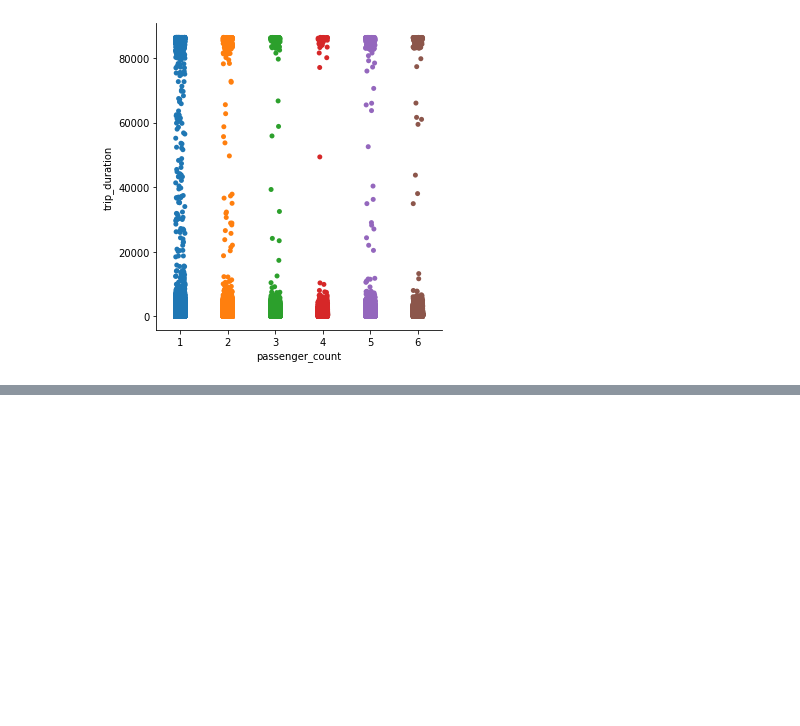
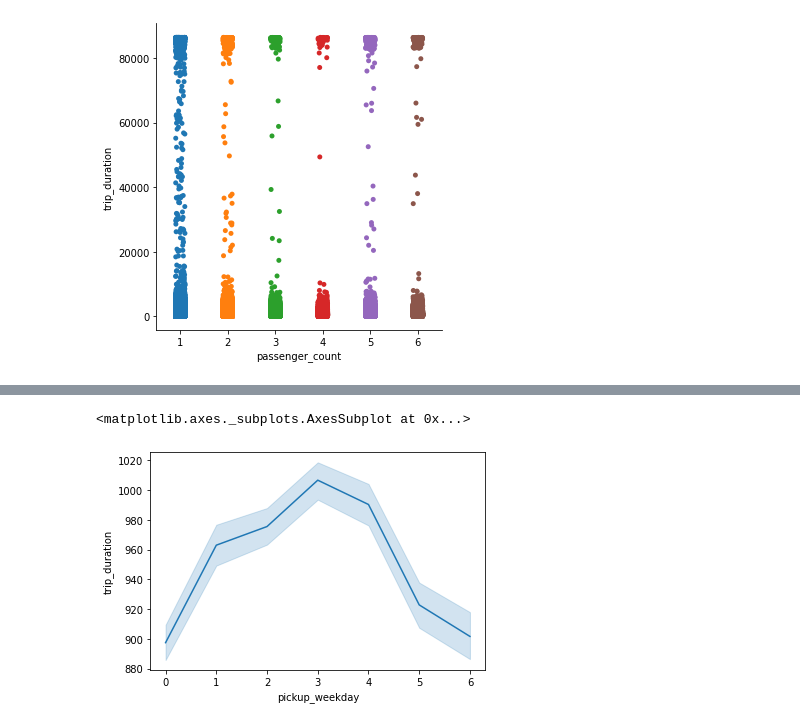
Before and after one commit to Vidhuran-Rajendran/NYC-Taxi-Trip-Time-Prediction, a Jupyter notebook: NYC_Taxi_Trip_Time_Prediction_Capstone_Project.ipynb, the cells around one changed output, grey strips where cells are left out. Saved outputs shown, nothing was run; the diff lists cells and outputs as text; code cells hidden in the pictures; blank space fills up the shorter version.

```diff
--- a/NYC_Taxi_Trip_Time_Prediction_Capstone_Project.ipynb
+++ b/NYC_Taxi_Trip_Time_Prediction_Capstone_Project.ipynb
@@ -352,0 +358,6 @@ sns.catplot(y='trip_duration',x='passenger_count',data=data1,kind='strip')
+# %%
+# Trip Duration per Day of Week
+sns.lineplot(x='pickup_weekday',y='trip_duration',data=data1)
+# %% [output]
+<matplotlib.axes._subplots.AxesSubplot at 0x...>
+[figure, added]
```
Also changed, not shown: parts of 1 cell of this notebook.
